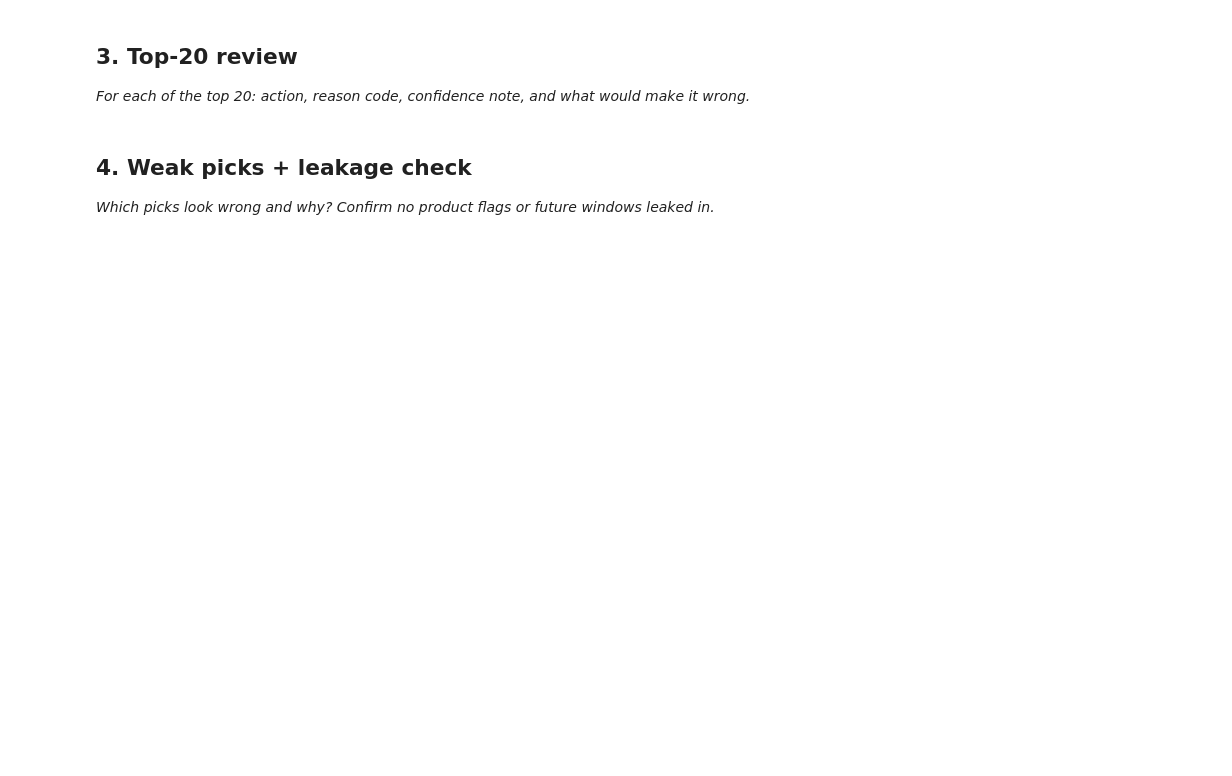
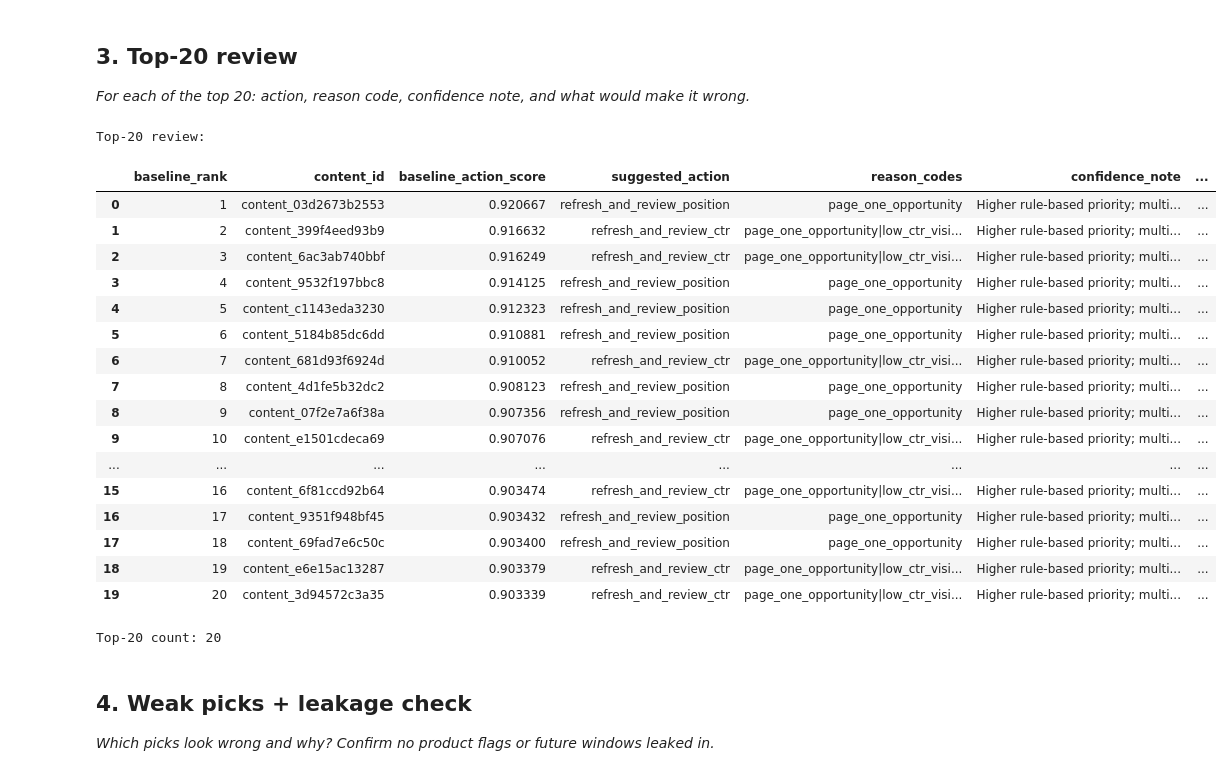
Before and after one commit to Ravindrathalari06/flyrank-internship-ml, a Jupyter notebook: work/notebooks/w04_baseline_score.ipynb, the cells around one changed output. Drawn from its saved outputs; the diff is of its cells as text; code cells hidden in the pictures; blank space fills up the shorter version.

```diff
--- a/work/notebooks/w04_baseline_score.ipynb
+++ b/work/notebooks/w04_baseline_score.ipynb
@@ -30,3 +261,81 @@ This skeleton is yours to fill. Work the sections **in order** — each one has
+# %%
+# This cell is for CODE (numbers, a query, a check).
+# Write your text answer in the cell ABOVE this one — typing sentences here breaks Run All.
+# ML-07 Section 3: review the top 20 ranked pages
+
+top20 = baseline_queue.head(20).copy()
+
+def confidence_note(row):
+    score = row["baseline_action_score"]
+
+    if score >= 0.75:
+        return "Higher rule-based priority; multiple observed signals support review."
+    elif score >= 0.50:
+        return "Moderate rule-based priority; review supporting signals."
+    else:
+        return "Lower rule-based priority within the selected top-20; verify manually."
+
+
+def what_could_make_it_wrong(row):
+    reasons = row["reason_codes"]
+
+    if "stale_visible_page" in reasons:
+        return "The page may have a legitimate reason to remain unchanged despite the update gap."
+
+    if "thin_visible_page" in reasons:
+        return "Short content may be appropriate for the search intent."
+
+    if "low_ctr_visible_page" in reasons:
+        return "Low CTR may reflect query intent, SERP layout, or other factors not represented here."
+
+    if "page_one_opportunity" in reasons:
+        return "The position may not represent a stable opportunity or may reflect a different search context."
+
+    return "The rule may not capture important context that is unavailable in this dataset."
+
+
+top20["confidence_note"] = top20.apply(confidence_note, axis=1)
+top20["what_could_make_it_wrong"] = top20.apply(
+    what_could_make_it_wrong,
+    axis=1
+)
+
+review_columns = [
+    "baseline_rank",
+    "content_id",
+    "baseline_action_score",
+    "suggested_action",
+    "reason_codes",
+    "confidence_note",
+    "what_could_make_it_wrong"
+]
+
+top20_review = top20[review_columns]
+
+print("Top-20 review:")
+display(top20_review)
+
+print("\nTop-20 count:", len(top20_review))
+# %% [output]
+Top-20 review:
+|  | baseline_rank | content_id | baseline_action_score | suggested_action | reason_codes | confidence_note | ... |
+| 0 | 1 | content_03d2673b2553 | 0.920667 | refresh_and_review_position | page_one_opportunity | Higher rule-based priority; multi... | ... |
+| 1 | 2 | content_399f4eed93b9 | 0.916632 | refresh_and_review_ctr | page_one_opportunity|low_ctr_visi... | Higher rule-based priority; multi... | ... |
+| 2 | 3 | content_6ac3ab740bbf | 0.916249 | refresh_and_review_ctr | page_one_opportunity|low_ctr_visi... | Higher rule-based priority; multi... | ... |
+| 3 | 4 | content_9532f197bbc8 | 0.914125 | refresh_and_review_position | page_one_opportunity | Higher rule-based priority; multi... | ... |
+| 4 | 5 | content_c1143eda3230 | 0.912323 | refresh_and_review_position | page_one_opportunity | Higher rule-based priority; multi... | ... |
+| 5 | 6 | content_5184b85dc6dd | 0.910881 | refresh_and_review_position | page_one_opportunity | Higher rule-based priority; multi... | ... |
+| 6 | 7 | content_681d93f6924d | 0.910052 | refresh_and_review_ctr | page_one_opportunity|low_ctr_visi... | Higher rule-based priority; multi... | ... |
+| 7 | 8 | content_4d1fe5b32dc2 | 0.908123 | refresh_and_review_position | page_one_opportunity | Higher rule-based priority; multi... | ... |
+| 8 | 9 | content_07f2e7a6f38a | 0.907356 | refresh_and_review_position | page_one_opportunity | Higher rule-based priority; multi... | ... |
+| 9 | 10 | content_e1501cdeca69 | 0.907076 | refresh_and_review_ctr | page_one_opportunity|low_ctr_visi... | Higher rule-based priority; multi... | ... |
+| ... | ... | ... | ... | ... | ... | ... | ... |
+| 15 | 16 | content_6f81ccd92b64 | 0.903474 | refresh_and_review_ctr | page_one_opportunity|low_ctr_visi... | Higher rule-based priority; multi... | ... |
+| 16 | 17 | content_9351f948bf45 | 0.903432 | refresh_and_review_position | page_one_opportunity | Higher rule-based priority; multi... | ... |
+| 17 | 18 | content_69fad7e6c50c | 0.903400 | refresh_and_review_position | page_one_opportunity | Higher rule-based priority; multi... | ... |
+| 18 | 19 | content_e6e15ac13287 | 0.903379 | refresh_and_review_ctr | page_one_opportunity|low_ctr_visi... | Higher rule-based priority; multi... | ... |
+| 19 | 20 | content_3d94572c3a35 | 0.903339 | refresh_and_review_ctr | page_one_opportunity|low_ctr_visi... | Higher rule-based priority; multi... | ... |
+Top-20 count: 20
 # %% [markdown]
 ## 4. Weak picks + leakage check
 
```
Also changed, not shown: parts of 7 cells of this notebook.
